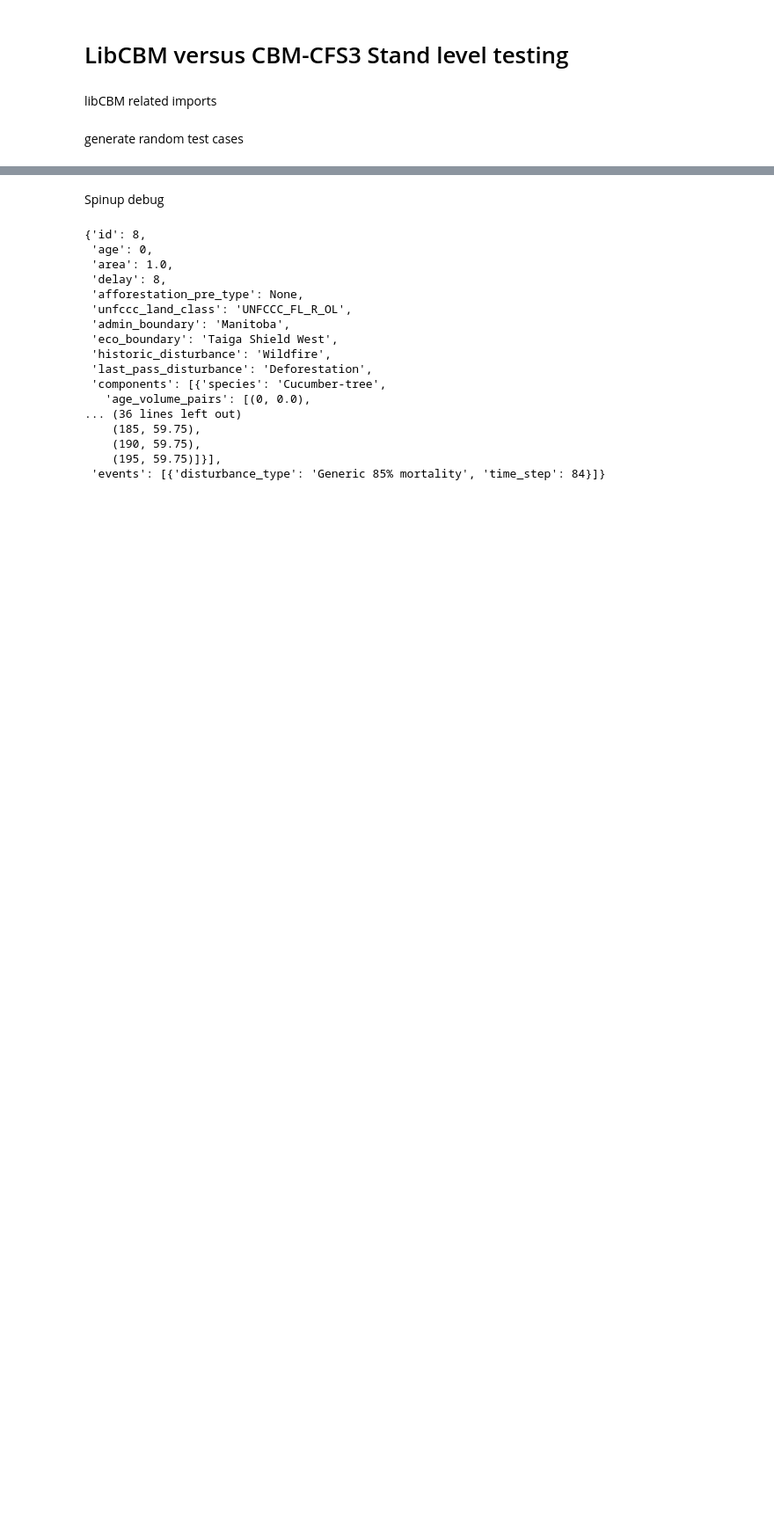
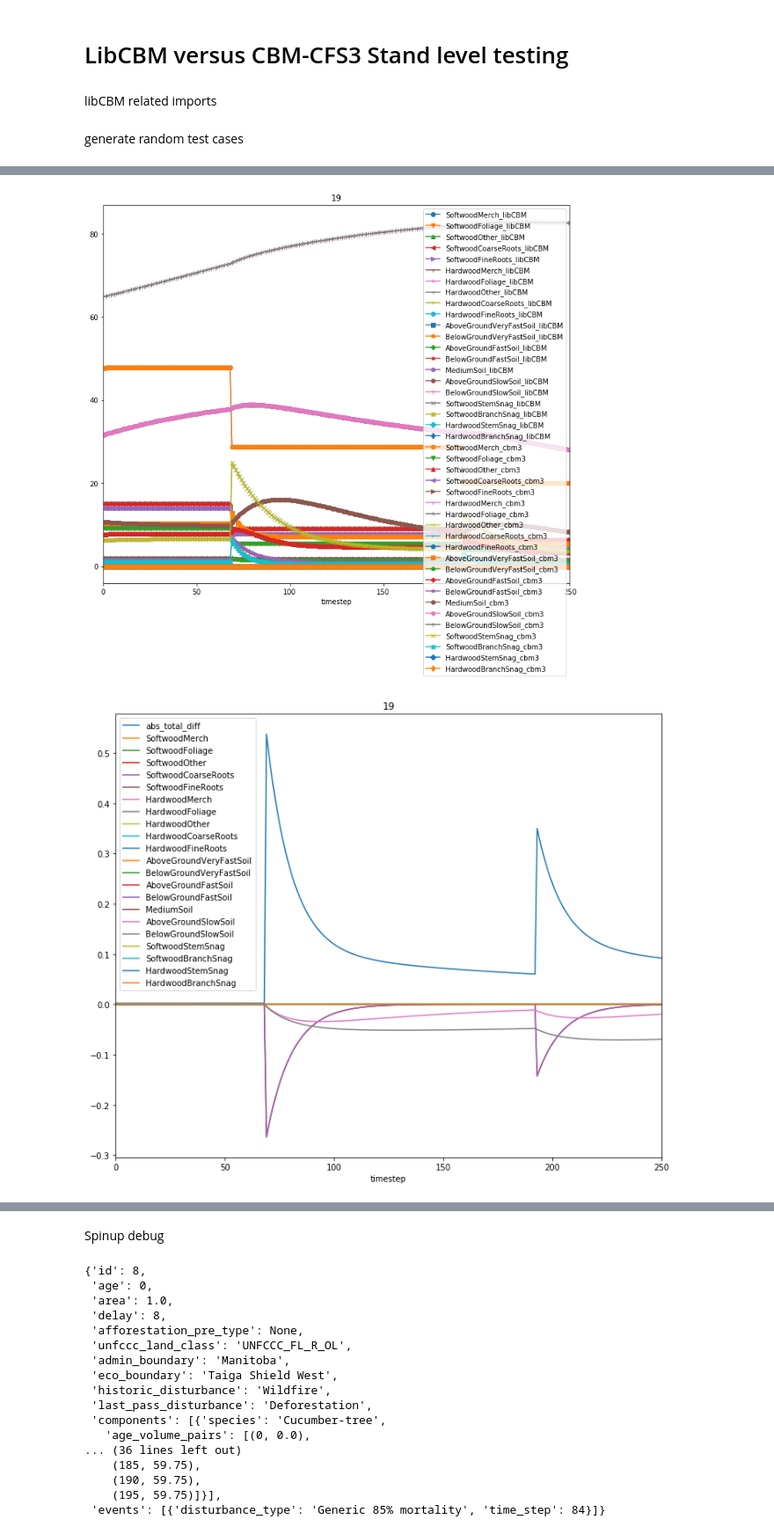
Before and after one commit to cat-cfs/libcbm_py, a Jupyter notebook: stand_level_testing.ipynb, the cells around one changed output, grey strips where cells are left out. Shown at 88% size. Cells and saved outputs as stored; diff of their text form; code cells hidden in the pictures; blank space fills up the shorter version.

```diff
--- a/stand_level_testing.ipynb
+++ b/stand_level_testing.ipynb
@@ -83,6 +86,9 @@ def plot_diff(id):
     bio_diffs.groupby("timestep").sum() \
         .plot(figsize=(12,10), title=casegeneration.get_classifier_name(id))
 # %%
-plot_diff(10)
-plot_diff(2)
-plot_diff(4)
+plot_diff(19)
+plot_diff(117)
+plot_diff(193)
+# %% [output]
+[figure, added]
+[figure, added]
```
Also changed, not shown: parts of 2 cells of this notebook, 1 other file.
